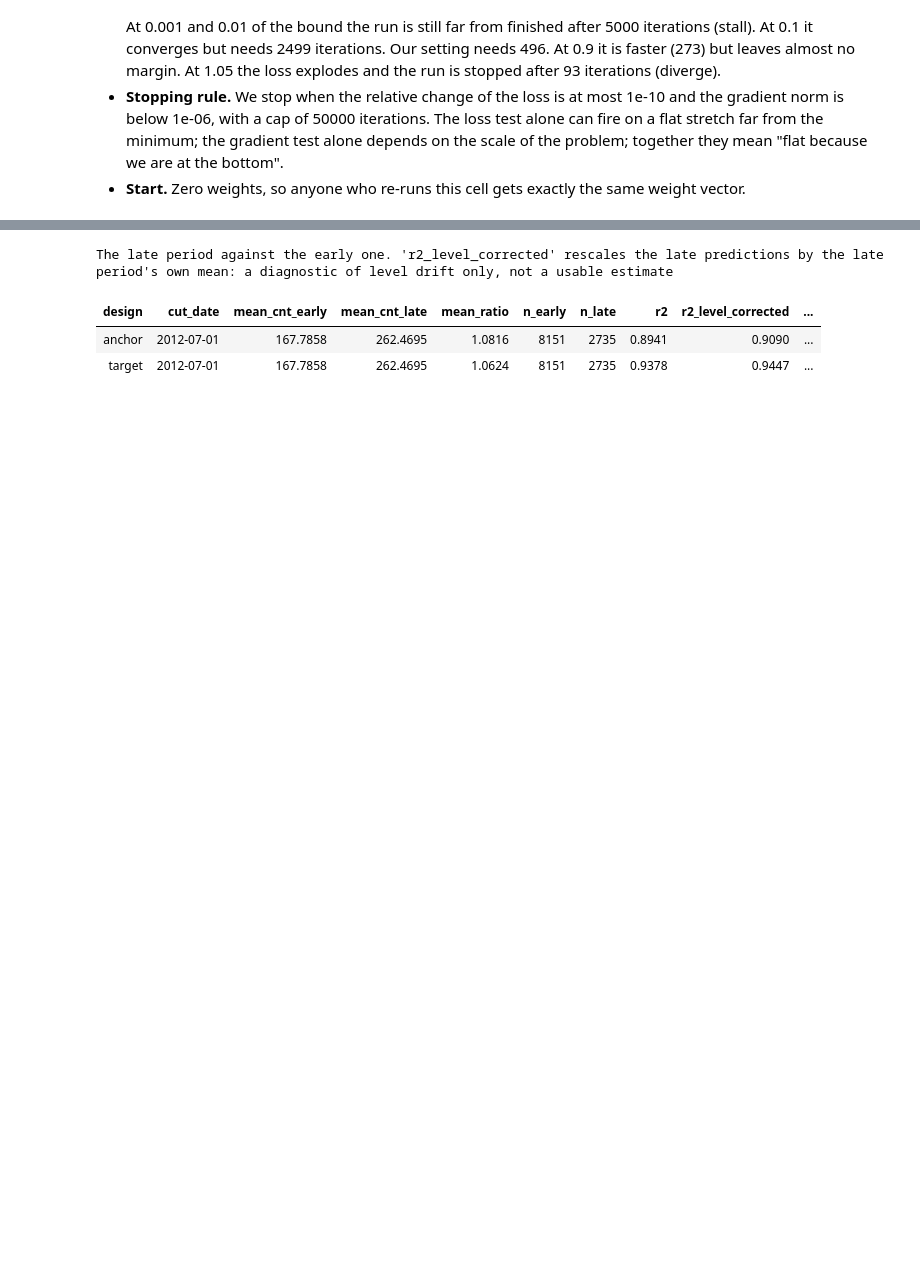
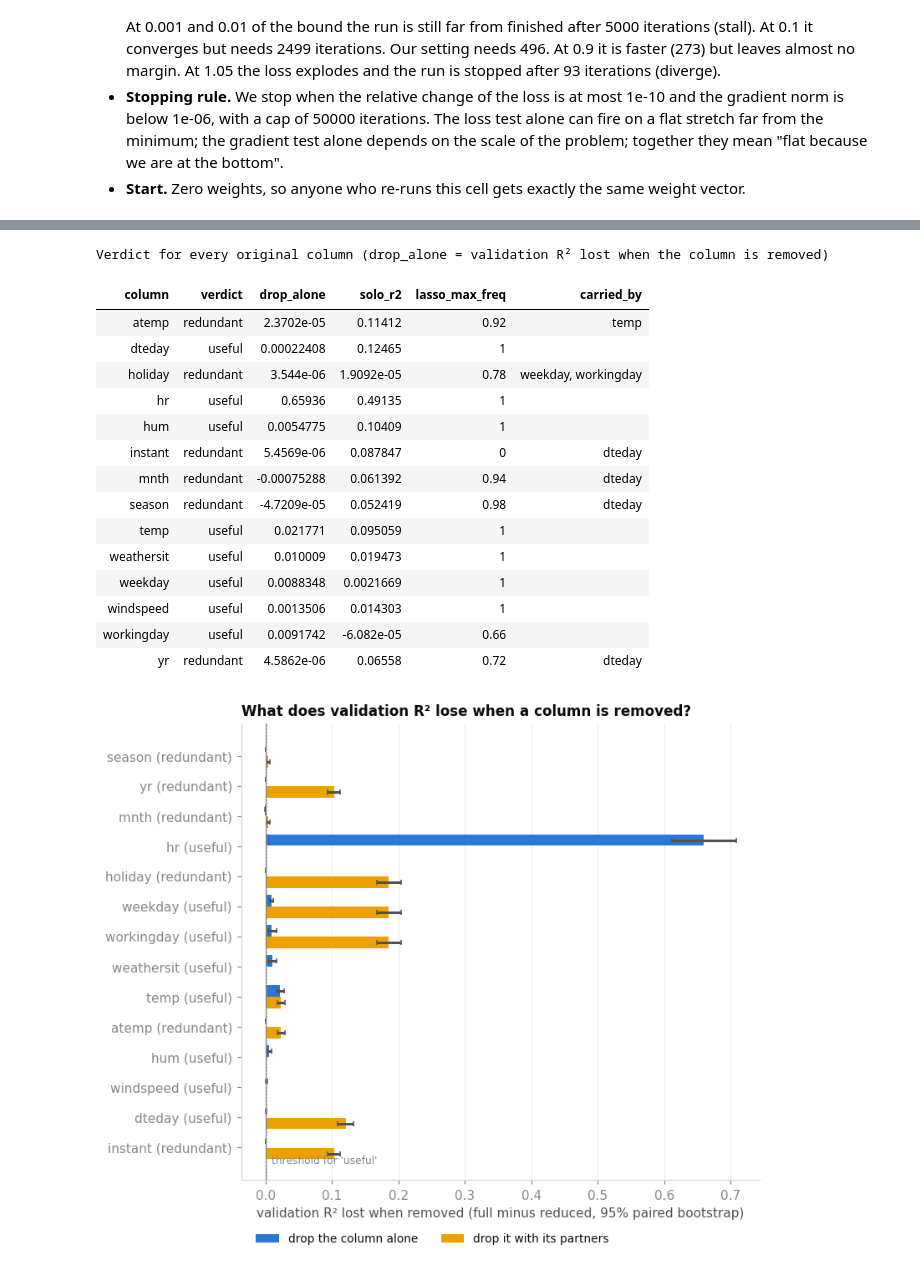
Before and after one commit to AhmedAtefYoussef/Machine-Learning-Pipeline, a Jupyter notebook: rush_hour.ipynb, the cells around one changed output, grey strips where cells are left out. Cells and saved outputs as stored; diff of their text form; code cells hidden in the pictures; blank space fills up the shorter version.

Commit message:
W3a notebook code: one table() helper, inline asserts, simple phase(), trimmed plots, short commented cells; nbview removed
Co-Authored-By: Claude Sonnet 5.5 <noreply@anthropic.com>

```diff
--- a/rush_hour.ipynb
+++ b/rush_hour.ipynb
@@ -2861,4 +2685,9 @@ Complexity ladder (highlighted: target level). Best on held-out days: C6_weather
 # %%
-# The same ladder as a plot.
-show(plots_p3.plot_ladder(p3))
+# Phase 4 adds the held-back columns to the Phase 3 target design; the slowest phase, so a valid stored artifact is loaded.
+from src import plots_p4
+from src.common import sha256_file
+from src.phases import p4 as p4mod
+from src.regularization import cd_sweep, soft_threshold
+
+p4 = phase("p4", p4mod.run, CFG, RECOMPUTE_ALL, upstream="p3")   # python run.py p4 recomputes it
 # %% [output]
@@ -2935,8 +2788,24 @@ show(plots_p3.plot_three_estimates(p3))
 # %%
-# Chronological detail: the late period has a much higher level of demand (growth) than the early one.
-view.p3_chrono_detail(p3)
+# The verdict for every original column, from the drop tests, and the drop tests as a plot.
+verdicts = [{"column": c, "verdict": v["verdict"], "drop_alone": v["numbers"]["drop_alone"]["delta"], "solo_r2": v["numbers"]["solo_r2"],
+             "lasso_max_freq": v["numbers"]["lasso"]["max_freq_own"], "carried_by": v["carried_by"]} for c, v in p4["column_verdicts"].items()]
+table(pd.DataFrame(verdicts), "Verdict for every original column (drop_alone = validation R² lost when the column is removed)")
+show(plots_p4.plot_verdicts(p4))
 # %% [output]
-The late period against the early one. 'r2_level_corrected' rescales the late predictions by the late period's own mean: a diagnostic of level drift only, not a usable estimate
+Verdict for every original column (drop_alone = validation R² lost when the column is removed)
-| design | cut_date | mean_cnt_early | mean_cnt_late | mean_ratio | n_early | n_late | r2 | r2_level_corrected | ... |
-| anchor | 2012-07-01 | 167.7858 | 262.4695 | 1.0816 | 8151 | 2735 | 0.8941 | 0.9090 | ... |
-| target | 2012-07-01 | 167.7858 | 262.4695 | 1.0624 | 8151 | 2735 | 0.9378 | 0.9447 | ... |
+| column | verdict | drop_alone | solo_r2 | lasso_max_freq | carried_by |
+| atemp | redundant | 2.3702e-05 | 0.11412 | 0.92 | temp |
+| dteday | useful | 0.00022408 | 0.12465 | 1 |  |
+| holiday | redundant | 3.544e-06 | 1.9092e-05 | 0.78 | weekday, workingday |
+| hr | useful | 0.65936 | 0.49135 | 1 |  |
+| hum | useful | 0.0054775 | 0.10409 | 1 |  |
+| instant | redundant | 5.4569e-06 | 0.087847 | 0 | dteday |
+| mnth | redundant | -0.00075288 | 0.061392 | 0.94 | dteday |
+| season | redundant | -4.7209e-05 | 0.052419 | 0.98 | dteday |
+| temp | useful | 0.021771 | 0.095059 | 1 |  |
+| weathersit | useful | 0.010009 | 0.019473 | 1 |  |
+| weekday | useful | 0.0088348 | 0.0021669 | 1 |  |
+| windspeed | useful | 0.0013506 | 0.014303 | 1 |  |
+| workingday | useful | 0.0091742 | -6.082e-05 | 0.66 |  |
+| yr | redundant | 4.5862e-06 | 0.06558 | 0.72 | dteday |
+[figure, added]
```
Also changed, not shown: parts of 161 cells of this notebook, 14 other files.
